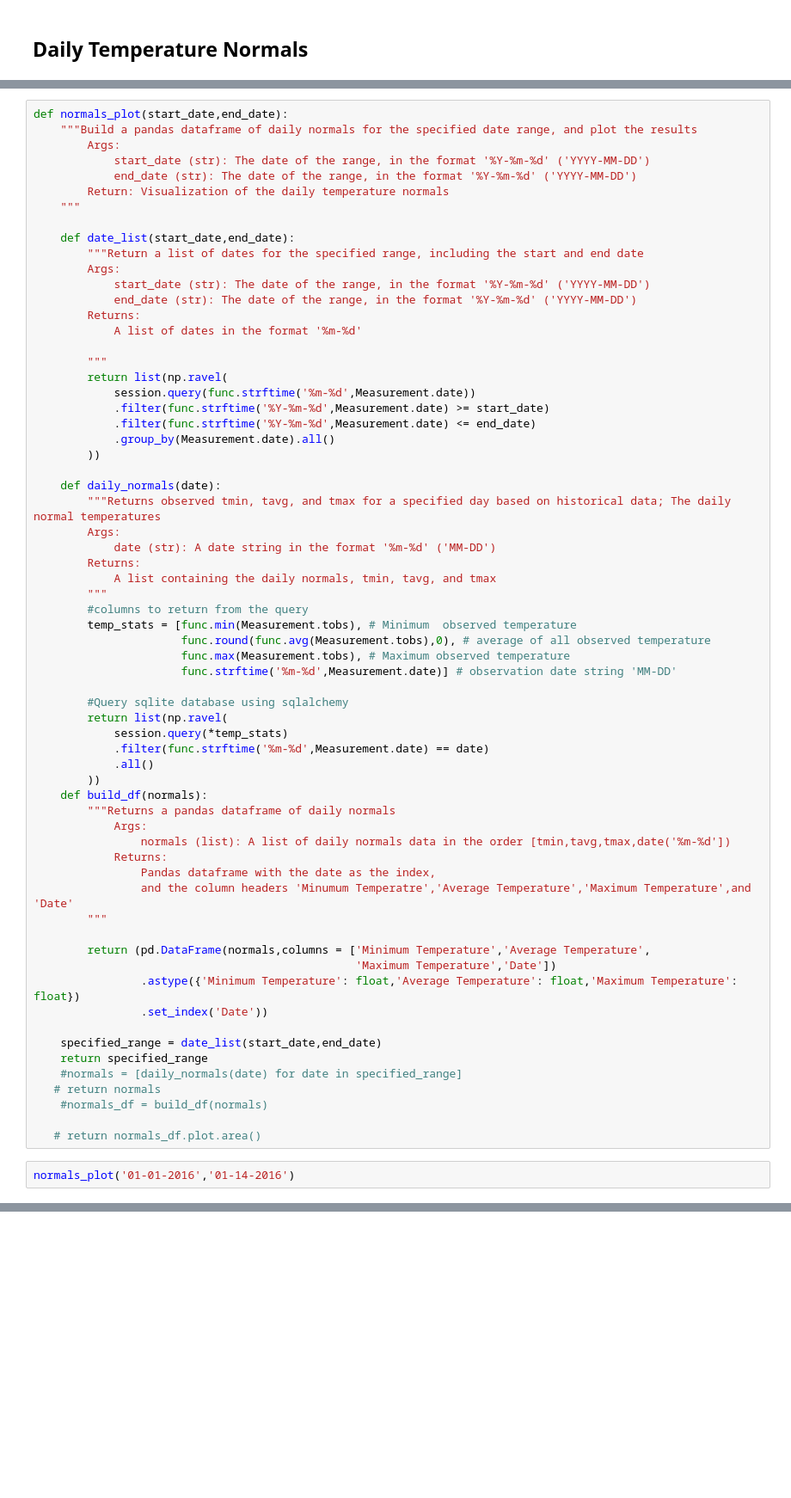
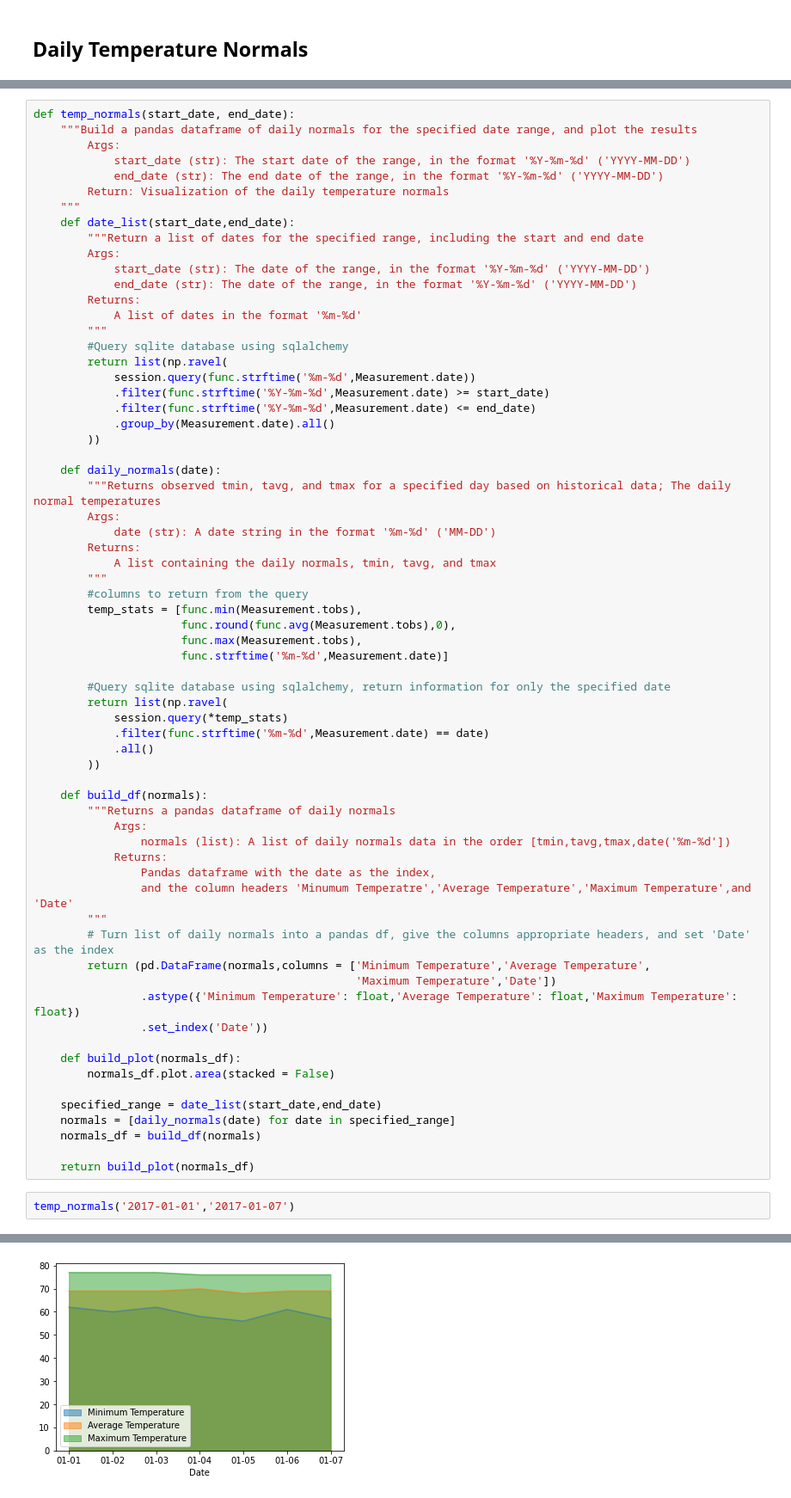
Before and after one commit to bakerv/sqlalchemy-challenge, a Jupyter notebook: main.ipynb, the cells around one changed output, grey strips where cells are left out. Shown: that part at 86% size. Drawn from its saved outputs; the diff is of its cells as text; blank space fills up the shorter version.

```diff
--- a/main.ipynb
+++ b/main.ipynb
@@ -417,12 +296,11 @@ test1
 # %%
-def normals_plot(start_date,end_date):
+def temp_normals(start_date, end_date):
     """Build a pandas dataframe of daily normals for the specified date range, and plot the results
         Args:
-            start_date (str): The date of the range, in the format '%Y-%m-%d' ('YYYY-MM-DD')
-            end_date (str): The date of the range, in the format '%Y-%m-%d' ('YYYY-MM-DD')
+            start_date (str): The start date of the range, in the format '%Y-%m-%d' ('YYYY-MM-DD')
+            end_date (str): The end date of the range, in the format '%Y-%m-%d' ('YYYY-MM-DD')
         Return: Visualization of the daily temperature normals
     """
-
     def date_list(start_date,end_date):
         """Return a list of dates for the specified range, including the start and end date
         Args:
@@ -430,8 +308,8 @@ def normals_plot(start_date,end_date):
             end_date (str): The date of the range, in the format '%Y-%m-%d' ('YYYY-MM-DD')
         Returns:
             A list of dates in the format '%m-%d'
-
         """
+        #Query sqlite database using sqlalchemy
         return list(np.ravel(
             session.query(func.strftime('%m-%d',Measurement.date))
             .filter(func.strftime('%Y-%m-%d',Measurement.date) >= start_date)
@@ -447,17 +325,18 @@ def normals_plot(start_date,end_date):
             A list containing the daily normals, tmin, tavg, and tmax
         """
         #columns to return from the query
-        temp_stats = [func.min(Measurement.tobs), # Minimum  observed temperature
-                      func.round(func.avg(Measurement.tobs),0), # average of all observed temperature
-                      func.max(Measurement.tobs), # Maximum observed temperature
-                      func.strftime('%m-%d',Measurement.date)] # observation date string 'MM-DD'
+        temp_stats = [func.min(Measurement.tobs),
+                      func.round(func.avg(Measurement.tobs),0),
+                      func.max(Measurement.tobs),
+                      func.strftime('%m-%d',Measurement.date)]
 
-        #Query sqlite database using sqlalchemy
+        #Query sqlite database using sqlalchemy, return information for only the specified date
         return list(np.ravel(
             session.query(*temp_stats)
             .filter(func.strftime('%m-%d',Measurement.date) == date)
             .all()
         ))
+
     def build_df(normals):
         """Returns a pandas dataframe of daily normals
             Args:
@@ -466,19 +345,20 @@ def normals_plot(start_date,end_date):
                 Pandas dataframe with the date as the index,
                 and the column headers 'Minumum Temperatre','Average Temperature','Maximum Temperature',and 'Date'
         """
-
+        # Turn list of daily normals into a pandas df, give the columns appropriate headers, and set 'Date' as the index
         return (pd.DataFrame(normals,columns = ['Minimum Temperature','Average Temperature',
                                                 'Maximum Temperature','Date'])
                 .astype({'Minimum Temperature': float,'Average Temperature': float,'Maximum Temperature': float})
                 .set_index('Date'))
 
+    def build_plot(normals_df):
+        normals_df.plot.area(stacked = False)
+
     specified_range = date_list(start_date,end_date)
-    return specified_range
-    #normals = [daily_normals(date) for date in specified_range]
-   # return normals
-    #normals_df = build_df(normals)
+    normals = [daily_normals(date) for date in specified_range]
+    normals_df = build_df(normals)
 
-   # return normals_df.plot.area()
+    return build_plot(normals_df)
 # %%
-normals_plot('01-01-2016','01-14-2016')
+temp_normals('2017-01-01','2017-01-07')
 # %% [output]
@@ -485,0 +365 @@ normals_plot('01-01-2016','01-14-2016')
+[figure, added]
```
Also changed, not shown: parts of 24 cells of this notebook.
